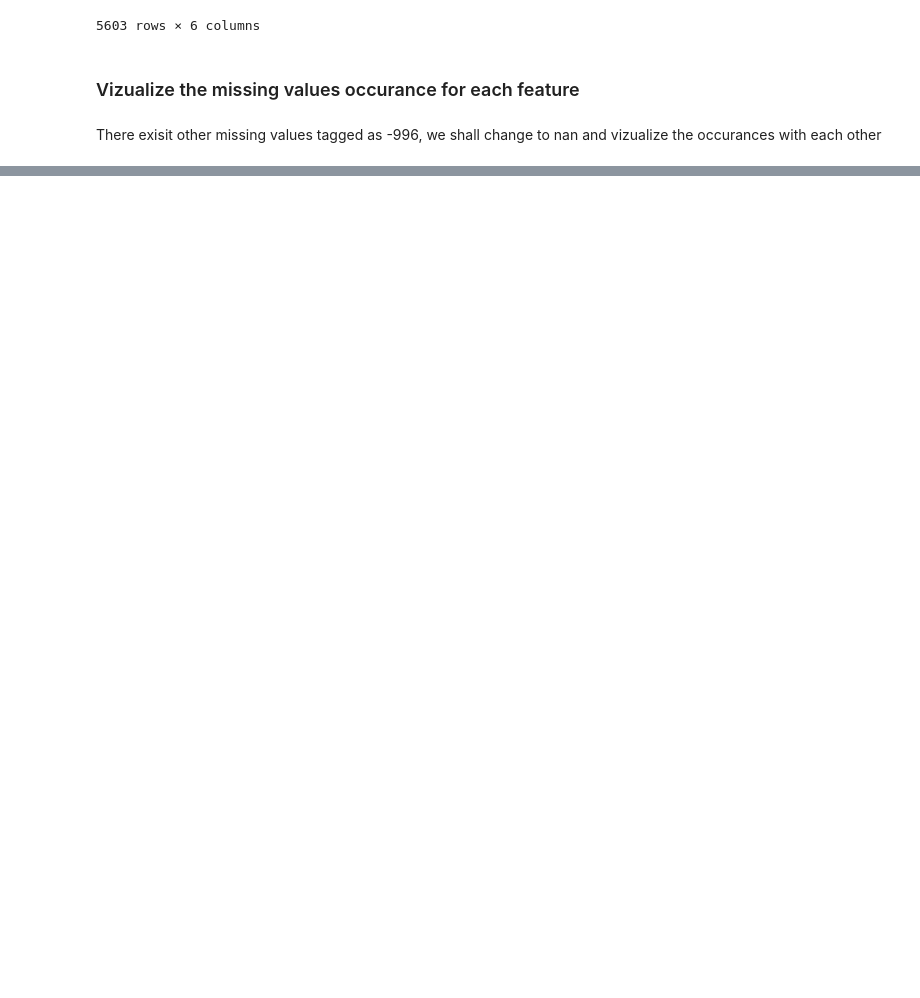
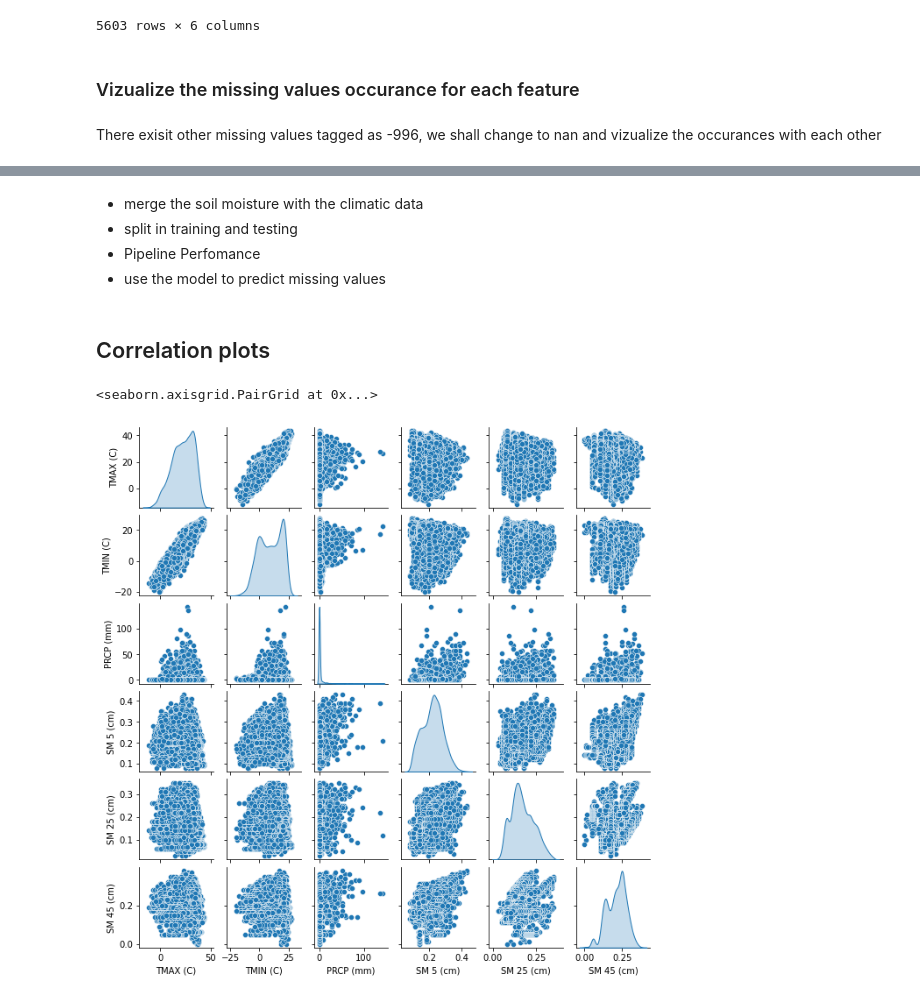
Before and after one commit to chizeni24/USDA, a Jupyter notebook: Lake creek crop yeild XAI.ipynb, the cells around one changed output, grey strips where cells are left out. Saved outputs shown, nothing was run; the diff lists cells and outputs as text; code cells hidden in the pictures; blank space fills up the shorter version.

```diff
--- a/Lake creek crop yeild XAI.ipynb
+++ b/Lake creek crop yeild XAI.ipynb
@@ -126,4 +108,3 @@ TMIN (C)      0
 dtype: int64
 # %%
-df = df.replace(-996, np.nan)
-df = df.replace(-999, np.nan)
+df = df.replace([-996, -999], np.nan)
@@ -320,0 +124,2 @@ Perhaps a linear interpolation between the missing values. since they arent that
+# %%
+df = df.replace(-571.105400, np.nan)
@@ -320,0 +135,2 @@ Perhaps a linear interpolation between the missing values. since they arent that
+# %%
+df_AI = df.interpolate(method='linear', limit_direction='both')
@@ -320,0 +150,12 @@ Perhaps a linear interpolation between the missing values. since they arent that
+# %% [markdown]
+- merge the soil moisture with the climatic data
+- split in training and testing
+- Pipeline Perfomance
+- use the model to predict missing values
+# %% [markdown]
+## Correlation plots
+# %%
+sns.pairplot(df_AI, diag_kind='kde', height=1.5)
+# %% [output]
+<seaborn.axisgrid.PairGrid at 0x...>
+[figure, added]
```
Also changed, not shown: parts of 56 cells of this notebook.
